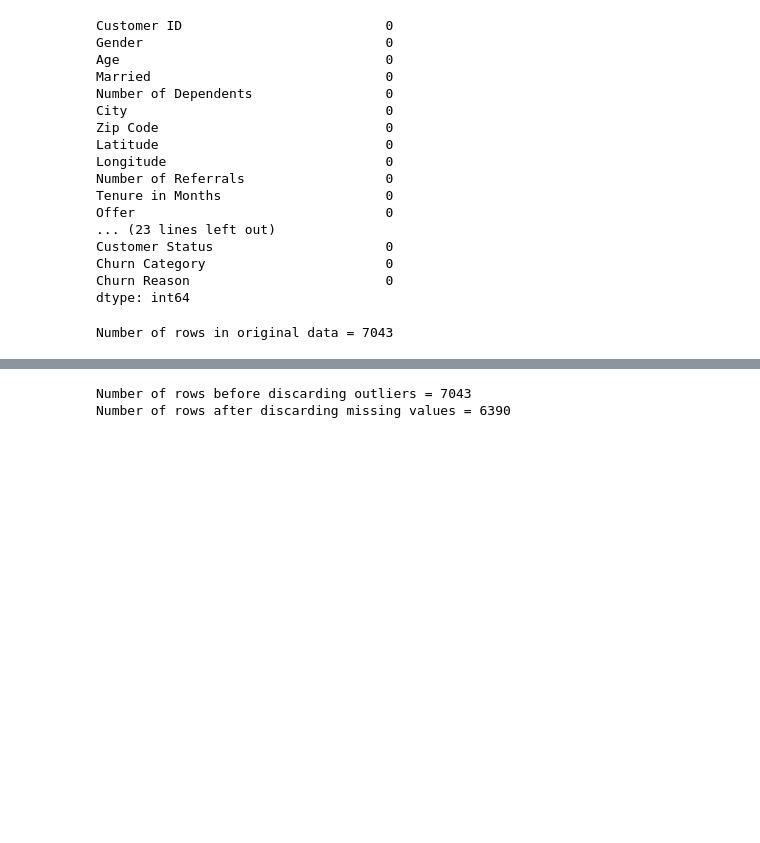
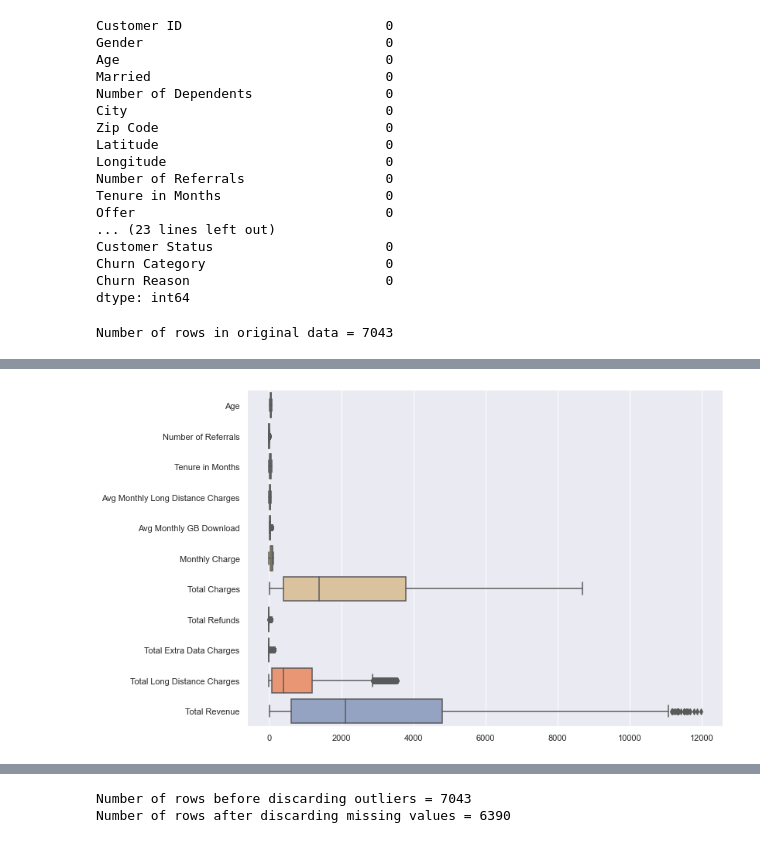
Before and after one commit to USD-502-FinalProject/502-Summer2022-FinalProject, a Jupyter notebook: 1_DataPreprocessing.ipynb, the cells around one changed output, grey strips where cells are left out. Saved outputs shown, nothing was run; the diff lists cells and outputs as text; code cells hidden in the pictures; blank space fills up the shorter version.

Commit message:
Update 1_DataPreprocessing.ipynb
Updated information for EDA, Models to follow shortly.

```diff
--- a/1_DataPreprocessing.ipynb
+++ b/1_DataPreprocessing.ipynb
@@ -290,0 +332,5 @@ df2.boxplot(figsize=(20, 20))
+# %%
+### plot all attributes in DF that have outliers to visualize them(VS)
+bp = sns.boxplot(data=df2, orient="h", palette="Set2")
+# %% [output]
+[figure, added]
```
Also changed, not shown: parts of 51 cells of this notebook.
